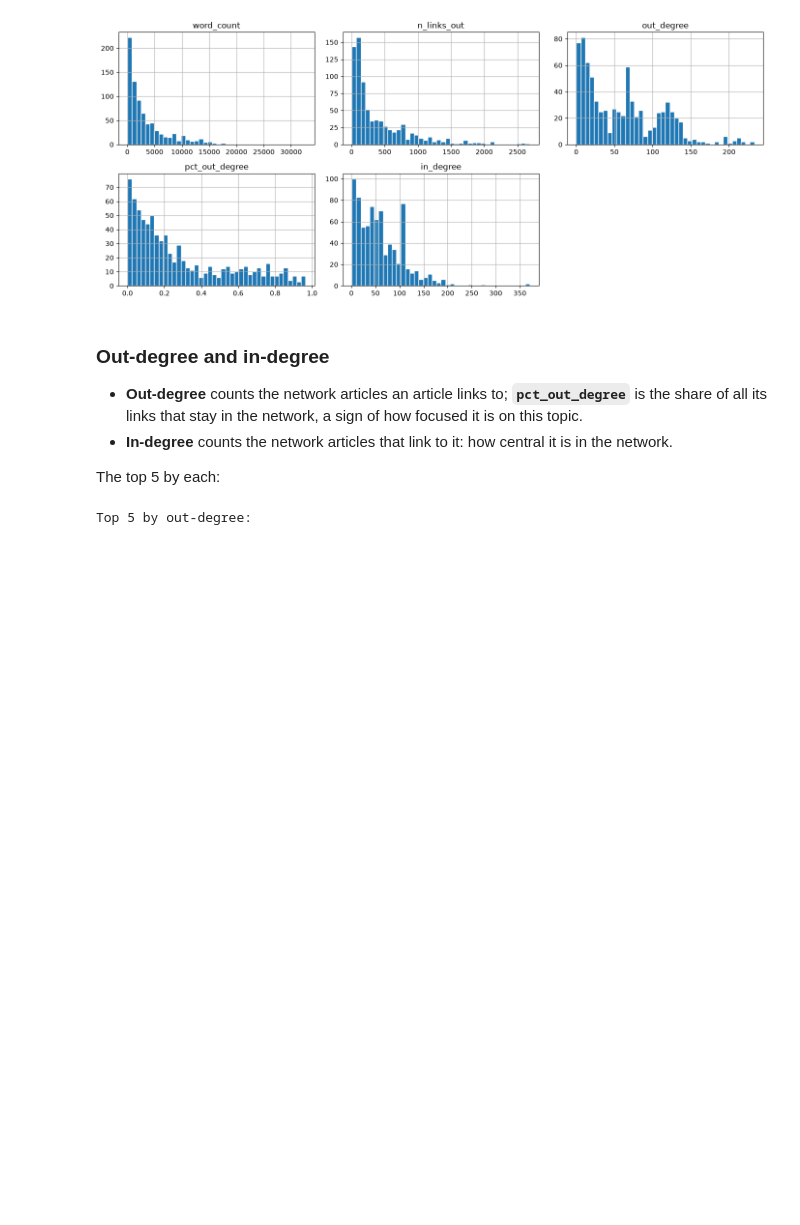
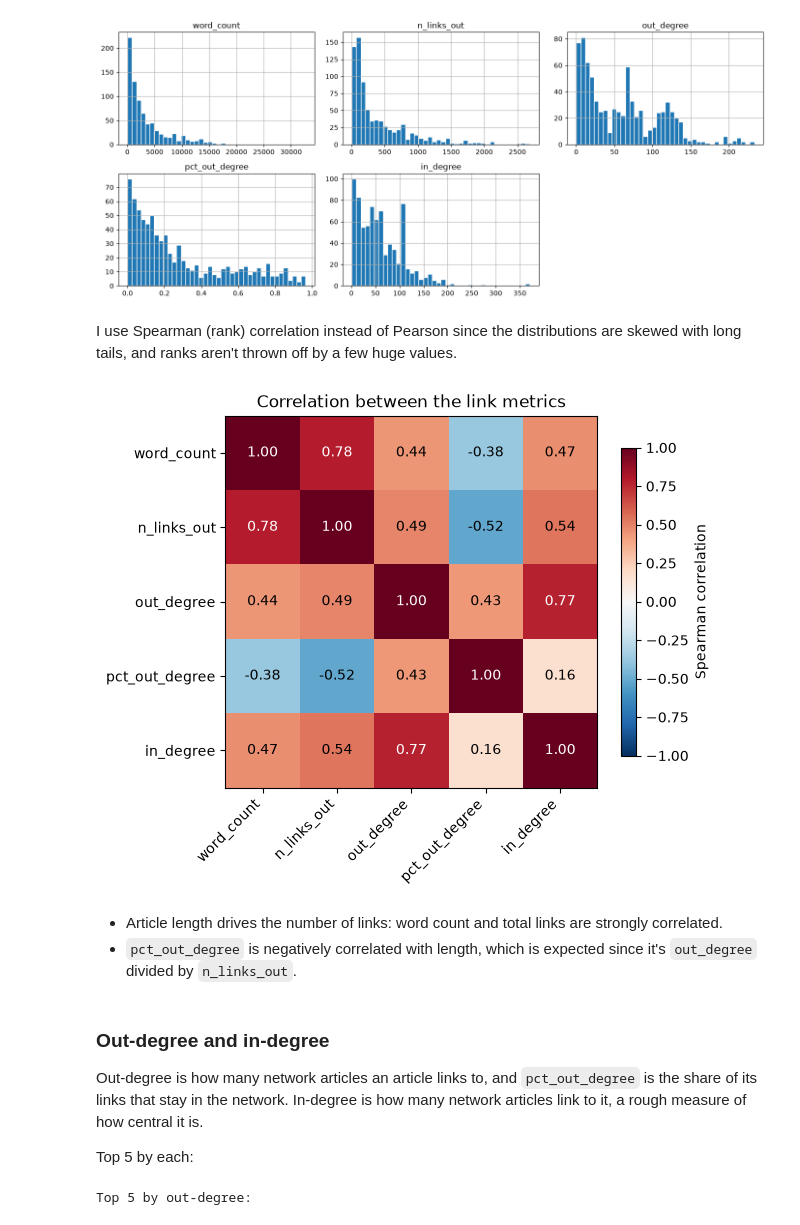
Before and after one commit to amos-johnson/hundred-years-war-similarity, a Jupyter notebook: notebooks/01_collect_and_explore.ipynb, the cells around one changed output. Drawn from its saved outputs; the diff is of its cells as text; code cells hidden in the pictures; blank space fills up the shorter version.

```diff
--- a/notebooks/01_collect_and_explore.ipynb
+++ b/notebooks/01_collect_and_explore.ipynb
@@ -173,12 +204,31 @@ axes[1, 2].axis("off")
 plt.tight_layout()
 # %% [output]
 [figure]
+# %% [markdown]
+I use Spearman (rank) correlation instead of Pearson since the distributions are skewed with long tails, and ranks aren't thrown off by a few huge values.
+# %%
+corr = hop[metrics].corr(method="spearman")
+
+fig, ax = plt.subplots(figsize=(6, 5))
+im = ax.imshow(corr, cmap="RdBu_r", vmin=-1, vmax=1)
+ax.set_xticks(range(len(metrics)), metrics, rotation=45, ha="right")
+ax.set_yticks(range(len(metrics)), metrics)
+for i in range(len(metrics)):
+    for j in range(len(metrics)):
+        ax.text(j, i, f"{corr.iat[i, j]:.2f}", ha="center", va="center",
+                color="white" if abs(corr.iat[i, j]) > 0.6 else "black")
+fig.colorbar(im, ax=ax, shrink=0.8, label="Spearman correlation")
+ax.set_title("Correlation between the link metrics");
+# %% [output]
+[figure, added]
+# %% [markdown]
+- Article length drives the number of links: word count and total links are strongly correlated.
+- `pct_out_degree` is negatively correlated with length, which is expected since it's `out_degree` divided by `n_links_out`.
 # %% [markdown]
 ### Out-degree and in-degree
-- **Out-degree** counts the network articles an article links to; **`pct_out_degree`** is the share of all its links that stay in the network, a sign of how focused it is on this topic.
-- **In-degree** counts the network articles that link to it: how central it is in the network.
+Out-degree is how many network articles an article links to, and `pct_out_degree` is the share of its links that stay in the network. In-degree is how many network articles link to it, a rough measure of how central it is.
 
-The top 5 by each:
+Top 5 by each:
 # %%
 cols = ["title", "shortdesc", "out_degree", "pct_out_degree", "in_degree"]
 print("Top 5 by out-degree:")
```
Also changed, not shown: parts of 22 cells of this notebook, 30 other files.
